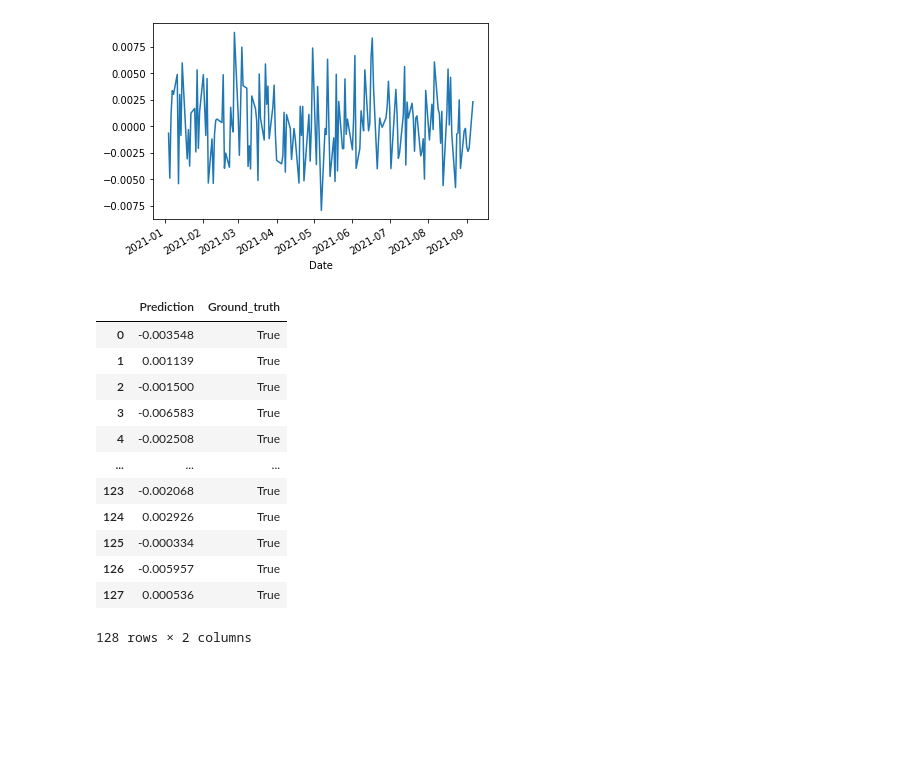
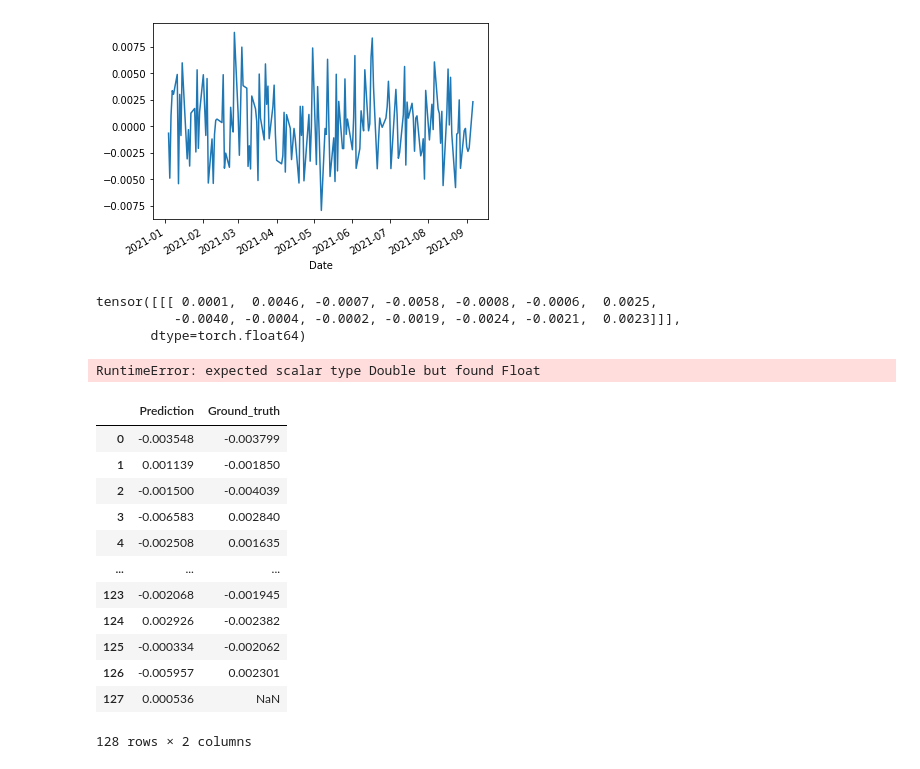
Before and after one commit to robertbasement/1D_CNN-for-time-series, a Jupyter notebook: Conv1d model for time series.ipynb, the cells around one changed output. Cells and saved outputs as stored; diff of their text form; code cells hidden in the pictures; blank space fills up the shorter version.

```diff
--- a/Conv1d model for time series.ipynb
+++ b/Conv1d model for time series.ipynb
@@ -117,13 +348,15 @@ def prep_dataloader(data, mode, batch_size, n_jobs=0):
 # %%
 #optimizer 用Adam
 config = {
-    'n_epochs': 3000,                # maximum number of epochs
+    'n_epochs': 1000,                # maximum number of epochs
     'batch_size': 64,               # mini-batch size for dataloader
-    'seq_length' : 14,
+    'seq_length' : 28,
+    'test_data_length':30,
     'optimizer': 'Adam',              # optimization algorithm (optimizer in torch.optim)
     'optim_hparas': {                # hyper-parameters for the optimizer (depends on which optimizer you are using)
-        'lr': 0.001,                 # learning rate of SGD
-        #'momentum': 0.9              # momentum for SGD
+        'lr': 0.01,                 # learning rate of SGD
+        'weight_decay':1e-5,
+        #'momentum': 0.9,             # momentum for SGD
     },
     'early_stop': 200             # early stopping epochs (the number epochs since your model's last improvement) # your model will be saved here
 }
@@ -136,6 +362,0 @@ config = {
-# %%
-#用來試試看模型dim是否正確
-model = Model(1)
-test = torch.randn(3,1,14)
-pred = model(test)
-pred
@@ -302,3 +446,6 @@ preds = model(a)
 # %%
-tt_set = prep_dataloader(raw_data, 'test', config['batch_size'])
+#prediction時 batch_size = 1
+tt_set = prep_dataloader(training_data, 'test', 1)
 preds = test(tt_set, model)
+len(preds)
+preds
@@ -313,6 +485,6 @@ len(tt_set)
 # %%
 result = pd.DataFrame(preds, columns = {'Prediction'})
-result['Ground_truth'] = raw_data.loc['2021'][44::].reset_index(drop = True)
+result['Ground_truth'] = 100 * raw_data[-config['test_data_length']::].reset_index(drop = True)
 result.plot(figsize = (30,12))
 # %% [output]
 <AxesSubplot:>
@@ -354,19 +535,32 @@ raw_data.loc['2021'].plot()
 # %% [output]
 <AxesSubplot:xlabel='Date'>
 [figure]
+# %%
+test_data = torch.tensor(raw_data[-14::]).view(1,1,14)
+test_data = test_data.double()
+test_data
+# %% [output]
+tensor([[[ 0.0001,  0.0046, -0.0007, -0.0058, -0.0008, -0.0006,  0.0025,
+          -0.0040, -0.0004, -0.0002, -0.0019, -0.0024, -0.0021,  0.0023]]],
+       dtype=torch.float64)
+# %%
+model.eval()
+pred = model(test_data)
+# %% [output]
+RuntimeError: expected scalar type Double but found Float
 # %%
-result
+result['prediction']
 # %% [output]
 |  | Prediction | Ground_truth |
-| 0 | -0.003548 | True |
-| 1 | 0.001139 | True |
-| 2 | -0.001500 | True |
-| 3 | -0.006583 | True |
-| 4 | -0.002508 | True |
+| 0 | -0.003548 | -0.003799 |
+| 1 | 0.001139 | -0.001850 |
+| 2 | -0.001500 | -0.004039 |
+| 3 | -0.006583 | 0.002840 |
+| 4 | -0.002508 | 0.001635 |
 | ... | ... | ... |
-| 123 | -0.002068 | True |
-| 124 | 0.002926 | True |
-| 125 | -0.000334 | True |
-| 126 | -0.005957 | True |
-| 127 | 0.000536 | True |
+| 123 | -0.002068 | -0.001945 |
+| 124 | 0.002926 | -0.002382 |
+| 125 | -0.000334 | -0.002062 |
+| 126 | -0.005957 | 0.002301 |
+| 127 | 0.000536 | NaN |
 128 rows × 2 columns
```
Also changed, not shown: parts of 36 cells of this notebook.
